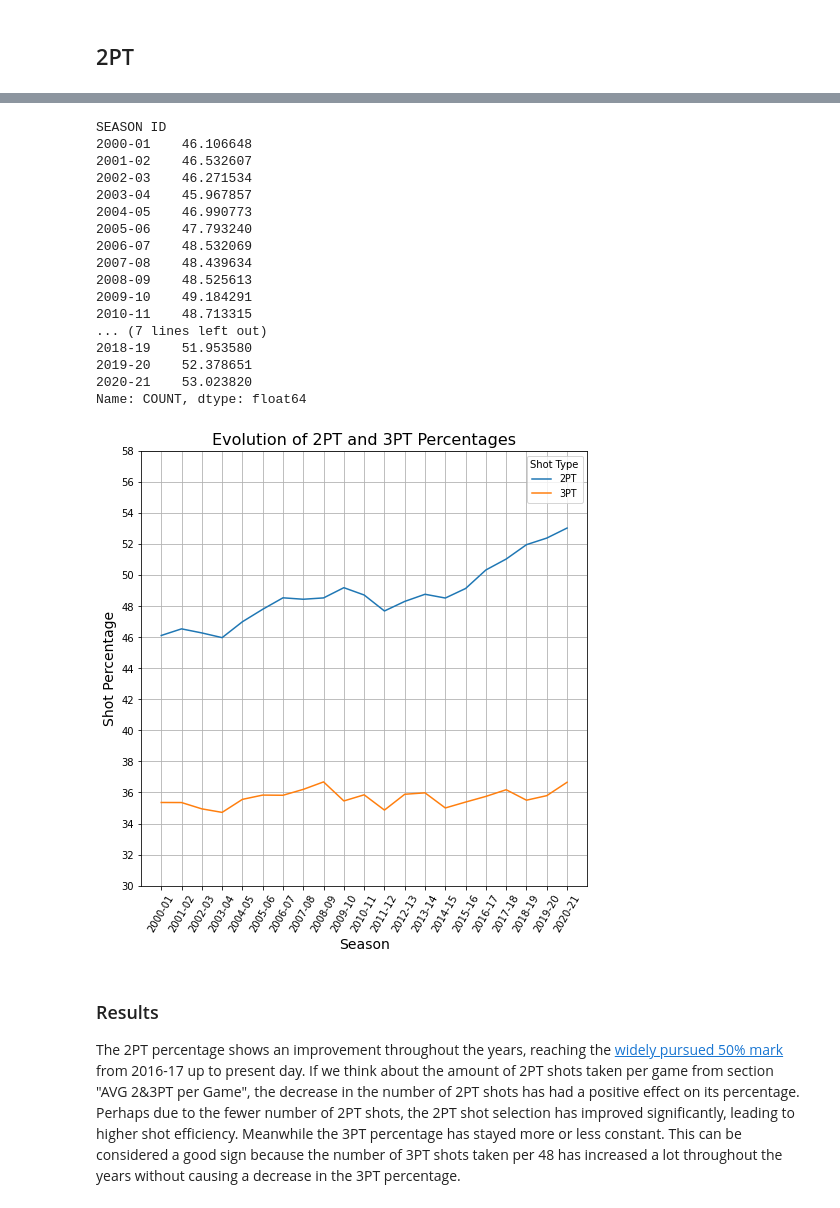
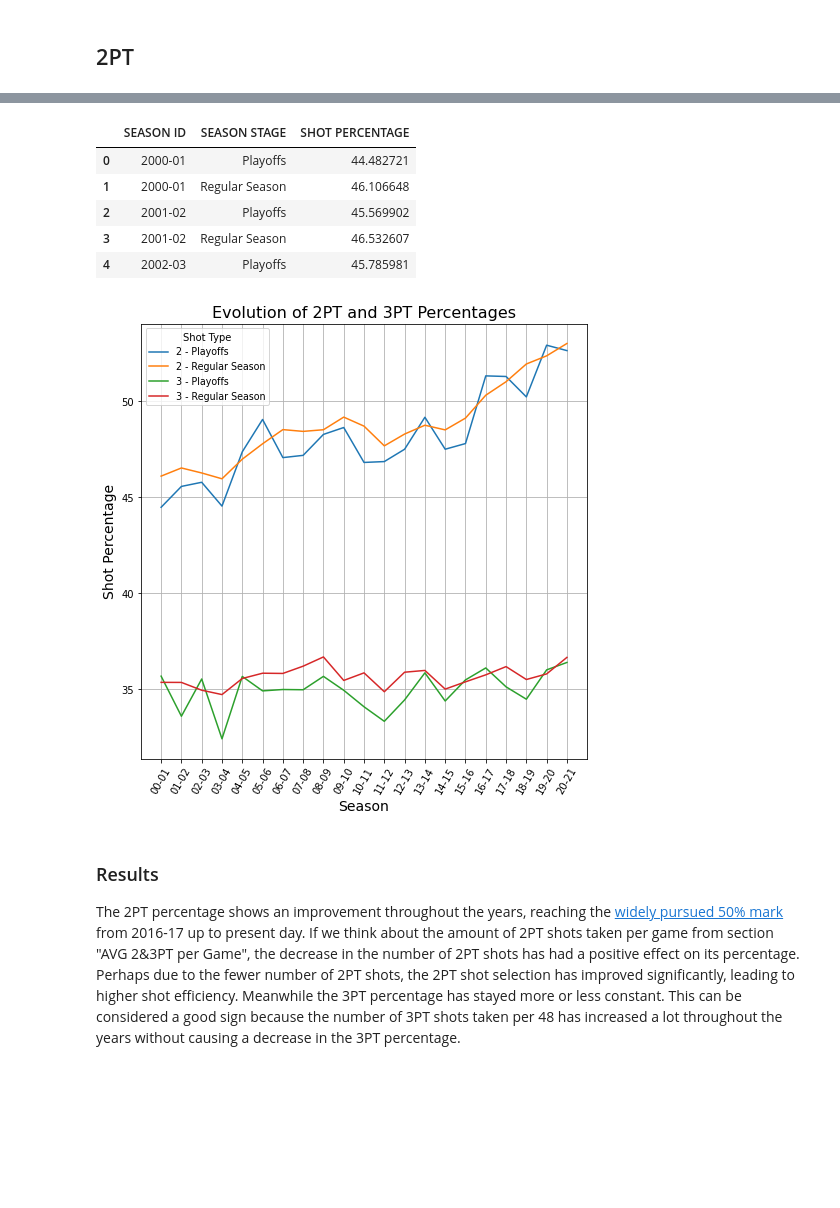
Before and after one commit to kmcsquared/TFM, a Jupyter notebook: shots.ipynb, the cells around one changed output, grey strips where cells are left out. Saved outputs shown, nothing was run; the diff lists cells and outputs as text; code cells hidden in the pictures; blank space fills up the shorter version.

```diff
--- a/shots.ipynb
+++ b/shots.ipynb
@@ -411,13 +535,14 @@ three_pointers
 # GOAL: Calculate 3PT percentages
 
 # Separate makes and misses
-three_pointers_made = three_pointers[three_pointers['SHOT MADE FLAG']].reset_index(drop=True) # 25104 rows
-three_pointers_made = three_pointers_made.groupby(['SEASON ID']).sum()['COUNT']
+three_pointers_made = three_pointers[three_pointers['SHOT MADE FLAG']].reset_index(drop=True)
+three_pointers_made = three_pointers_made.groupby(['SEASON ID', 'SEASON STAGE']).sum()['COUNT']
 
-three_pointers_miss = three_pointers[~three_pointers['SHOT MADE FLAG']].reset_index(drop=True) # 25104 rows
-three_pointers_miss = three_pointers_miss.groupby(['SEASON ID']).sum()['COUNT']
+three_pointers_miss = three_pointers[~three_pointers['SHOT MADE FLAG']].reset_index(drop=True)
+three_pointers_miss = three_pointers_miss.groupby(['SEASON ID', 'SEASON STAGE']).sum()['COUNT']
 
 # Calculate shot percentage
-three_pointers_percentage = 100 * three_pointers_made / (three_pointers_made + three_pointers_miss)
-three_pointers_percentage
+three_pointers_percentage = 100*three_pointers_made / (three_pointers_made + three_pointers_miss)
+three_pointers_percentage = three_pointers_percentage.reset_index().rename(columns={'COUNT': 'SHOT PERCENTAGE'})
+three_pointers_percentage.head()
 # %% [output]
@@ -444,6 +558,6 @@ Name: COUNT, dtype: float64
 # GOAL: Extract 2 pointers
 
 two_pointers = all_shots[all_shots['SHOT TYPE'] == 2]
-two_pointers = two_pointers.groupby(['SEASON ID', 'GAME ID', 'SHOT MADE FLAG']).size().reset_index(name='COUNT')
-two_pointers # 50208 rows (as expected)
+two_pointers = two_pointers.groupby(['SEASON ID', 'GAME ID', 'SEASON STAGE', 'SHOT MADE FLAG']).size().reset_index(name='COUNT')
+two_pointers # 53676 rows (as expected)
 # %% [output]
@@ -465,50 +579,49 @@ two_pointers # 50208 rows (as expected)
 
 # Separate makes and misses
 two_pointers_made = two_pointers[two_pointers['SHOT MADE FLAG']].reset_index(drop=True) # 25104 rows
-two_pointers_made = two_pointers_made.groupby(['SEASON ID']).sum()['COUNT']
+two_pointers_made = two_pointers_made.groupby(['SEASON ID', 'SEASON STAGE']).sum()['COUNT']
 
 two_pointers_miss = two_pointers[~two_pointers['SHOT MADE FLAG']].reset_index(drop=True) # 25104 rows
-two_pointers_miss = two_pointers_miss.groupby(['SEASON ID']).sum()['COUNT']
+two_pointers_miss = two_pointers_miss.groupby(['SEASON ID', 'SEASON STAGE']).sum()['COUNT']
 
 # Calculate shot percentage
 two_pointers_percentage = 100*two_pointers_made / (two_pointers_made + two_pointers_miss)
-two_pointers_percentage
+two_pointers_percentage = two_pointers_percentage.reset_index().rename(columns={'COUNT': 'SHOT PERCENTAGE'})
+two_pointers_percentage.head()
 # %% [output]
-SEASON ID
-2000-01    46.106648
-2001-02    46.532607
-2002-03    46.271534
-2003-04    45.967857
-2004-05    46.990773
-2005-06    47.793240
-2006-07    48.532069
-2007-08    48.439634
-2008-09    48.525613
-2009-10    49.184291
-2010-11    48.713315
-... (7 lines left out)
-2018-19    51.953580
-2019-20    52.378651
-2020-21    53.023820
-Name: COUNT, dtype: float64
+|  | SEASON ID | SEASON STAGE | SHOT PERCENTAGE |
+| 0 | 2000-01 | Playoffs | 44.482721 |
+| 1 | 2000-01 | Regular Season | 46.106648 |
+| 2 | 2001-02 | Playoffs | 45.569902 |
+| 3 | 2001-02 | Regular Season | 46.532607 |
+| 4 | 2002-03 | Playoffs | 45.785981 |
 # %%
 # GOAL: Plot 2PT and 3PT percentages together
-
 plt.figure(figsize=(8,8))
 plt.title('Evolution of 2PT and 3PT Percentages', fontsize=16)
 plt.xlabel('Season', fontsize=14)
 plt.ylabel('Shot Percentage', fontsize=14)
-plt.plot(two_pointers_percentage.index, two_pointers_percentage)
-plt.plot(three_pointers_percentage.index, three_pointers_percentage)
+
+# Plot 2PT and 3PT separately
+for shot_type, shot_data in enumerate([two_pointers_percentage, three_pointers_percentage]):
+    for season_stage in shot_data['SEASON STAGE'].unique():
+        plt.plot(
+            'SEASON ID', 'SHOT PERCENTAGE',
+            data=shot_data[shot_data['SEASON STAGE'] == season_stage],
+            label='{} - {}'.format(shot_type+2, season_stage)
+        )
+
+x_labels = [season[2:] for season in avg_2pt_per_48['SEASON ID'].unique()]
+
 plt.tick_params(axis='x', which='major', labelsize=10, rotation=60)
-plt.yticks(np.arange(30, 60, step=2))
+plt.xticks(np.arange(0,21), x_labels)
+# plt.yticks(np.arange(30, 60, step=2))
 plt.grid(True)
-plt.legend(['2PT', '3PT'], title='Shot Type', loc='best', fontsize=9.5)
-
+plt.legend(title='Shot Type', fontsize=9.5)
 
 plt.savefig('./Graphs/Shots/Evolution of 2PT and 3PT Percentages')
 # %% [output]
-[figure, old version]
+[figure, new version]
 # %% [markdown]
 ### Results
 The 2PT percentage shows an improvement throughout the years, reaching the [widely pursued 50% mark](https://en.wikipedia.org/wiki/50%E2%80%9340%E2%80%9390_club) from 2016-17 up to present day. If we think about the amount of 2PT shots taken per game from section "AVG 2&3PT per Game", the decrease in the number of 2PT shots has had a positive effect on its percentage. Perhaps due to the fewer number of 2PT shots, the 2PT shot selection has improved significantly, leading to higher shot efficiency. Meanwhile the 3PT percentage has stayed more or less constant. This can be considered a good sign because the number of 3PT shots taken per 48 has increased a lot throughout the years without causing a decrease in the 3PT percentage.
```
Also changed, not shown: parts of 25 cells of this notebook, 3 other files.
